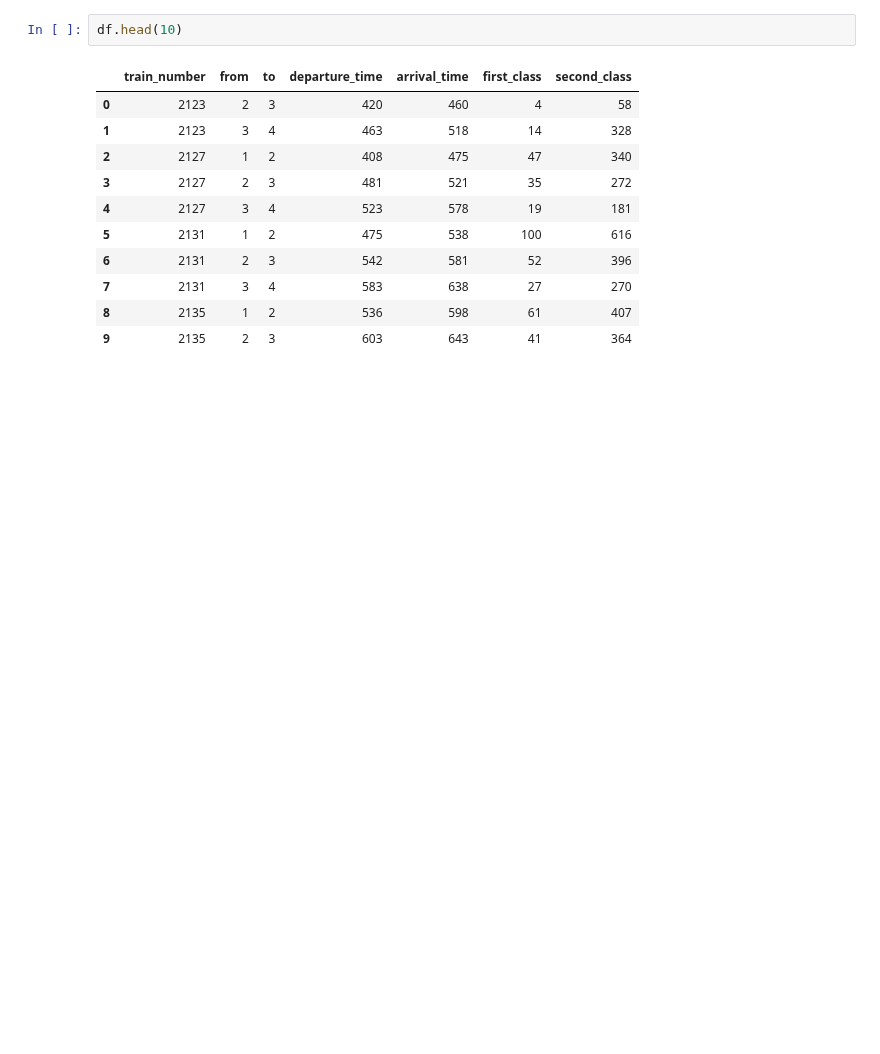
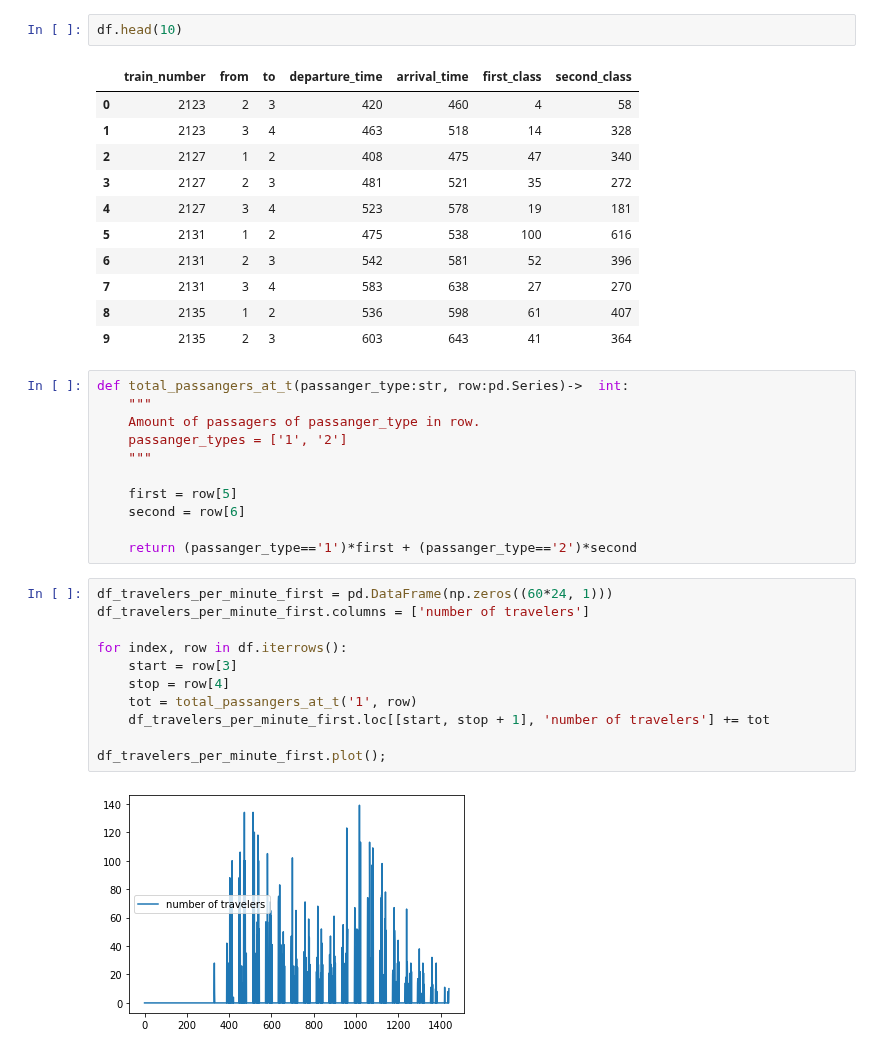
Before and after one commit to Sun-flowerSamurai/train-modelling, a Jupyter notebook: loading_train_data.ipynb, the cells around one changed output. Saved outputs shown, nothing was run; the diff lists cells and outputs as text; blank space fills up the shorter version.

Commit message:
created some plots to show the number of travelers at each minute past midnight

```diff
--- a/loading_train_data.ipynb
+++ b/loading_train_data.ipynb
@@ -55,3 +62,27 @@ df.head(10)
 | 7 | 2131 | 3 | 4 | 583 | 638 | 27 | 270 |
 | 8 | 2135 | 1 | 2 | 536 | 598 | 61 | 407 |
 | 9 | 2135 | 2 | 3 | 603 | 643 | 41 | 364 |
+# %%
+def total_passangers_at_t(passanger_type:str, row:pd.Series)->  int:
+    """
+    Amount of passagers of passanger_type in row.
+    passanger_types = ['1', '2']
+    """
+
+    first = row[5]
+    second = row[6]
+
+    return (passanger_type=='1')*first + (passanger_type=='2')*second
+# %%
+df_travelers_per_minute_first = pd.DataFrame(np.zeros((60*24, 1)))
+df_travelers_per_minute_first.columns = ['number of travelers']
+
+for index, row in df.iterrows():
+    start = row[3]
+    stop = row[4]
+    tot = total_passangers_at_t('1', row)
+    df_travelers_per_minute_first.loc[[start, stop + 1], 'number of travelers'] += tot
+
+df_travelers_per_minute_first.plot();
+# %% [output]
+[figure, added]
```
Also changed, not shown: parts of 2 cells of this notebook.
